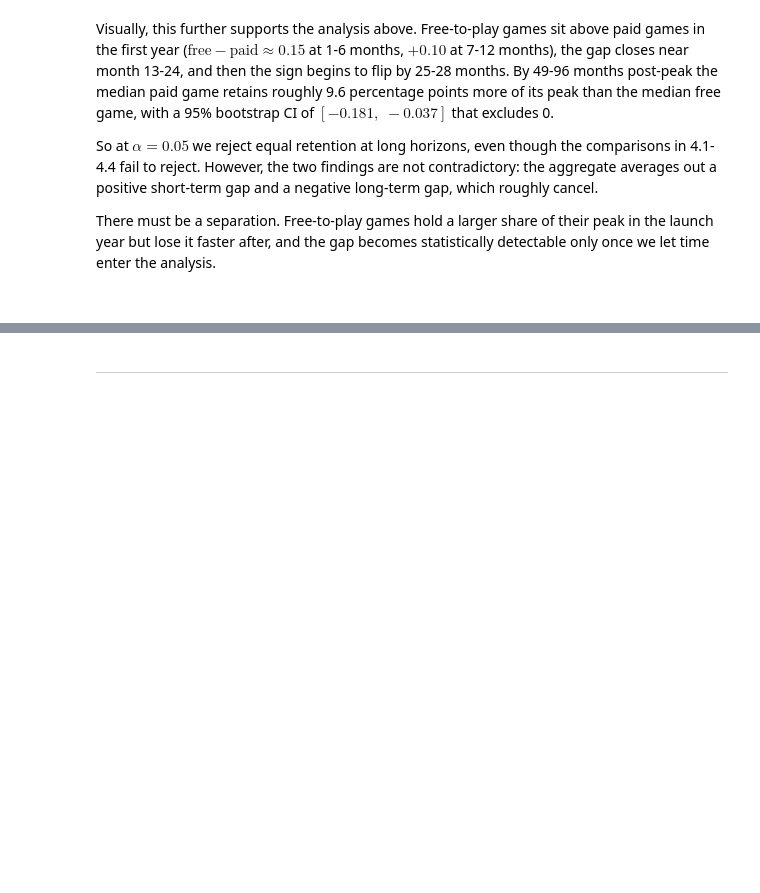
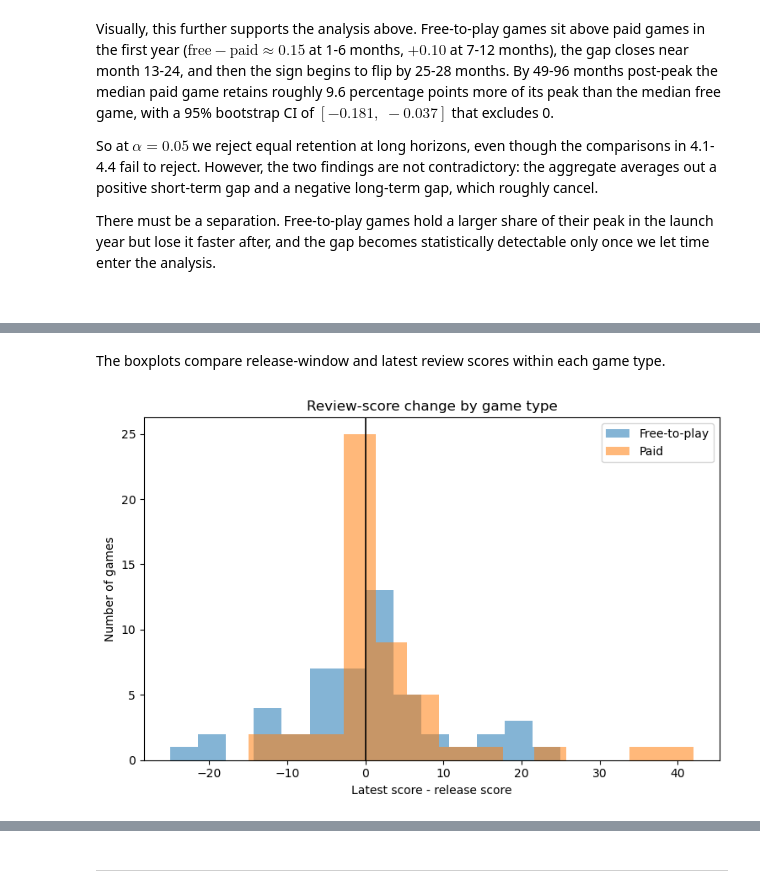
Before and after one commit to avo-ucsd/math189-sp26-group41, a Jupyter notebook: group41_final_report.ipynb, the cells around one changed output, grey strips where cells are left out. Saved outputs shown, nothing was run; the diff lists cells and outputs as text; code cells hidden in the pictures; blank space fills up the shorter version.

```diff
--- a/group41_final_report.ipynb
+++ b/group41_final_report.ipynb
@@ -620,0 +690,18 @@ words for paired test
+# %% [markdown]
+The boxplots compare release-window and latest review scores within each game type.
+# %%
+plot_groups = ["Free-to-play", "Paid"]
+
+fig, ax = plt.subplots(figsize=(7.6, 5.0))
+for group in plot_groups:
+    group_changes = paired_scores.loc[paired_scores["group"] == group, "score_change"]
+    ax.hist(group_changes, bins=14, alpha=0.55, label=group)
+
+ax.axvline(0, color="black", linewidth=1.2)
+ax.set_xlabel("Latest score - release score")
+ax.set_ylabel("Number of games")
+ax.set_title("Review-score change by game type")
+ax.legend()
+fig.tight_layout()
+# %% [output]
+[figure, added]
```
Also changed, not shown: parts of 25 cells of this notebook, 3 other files.
